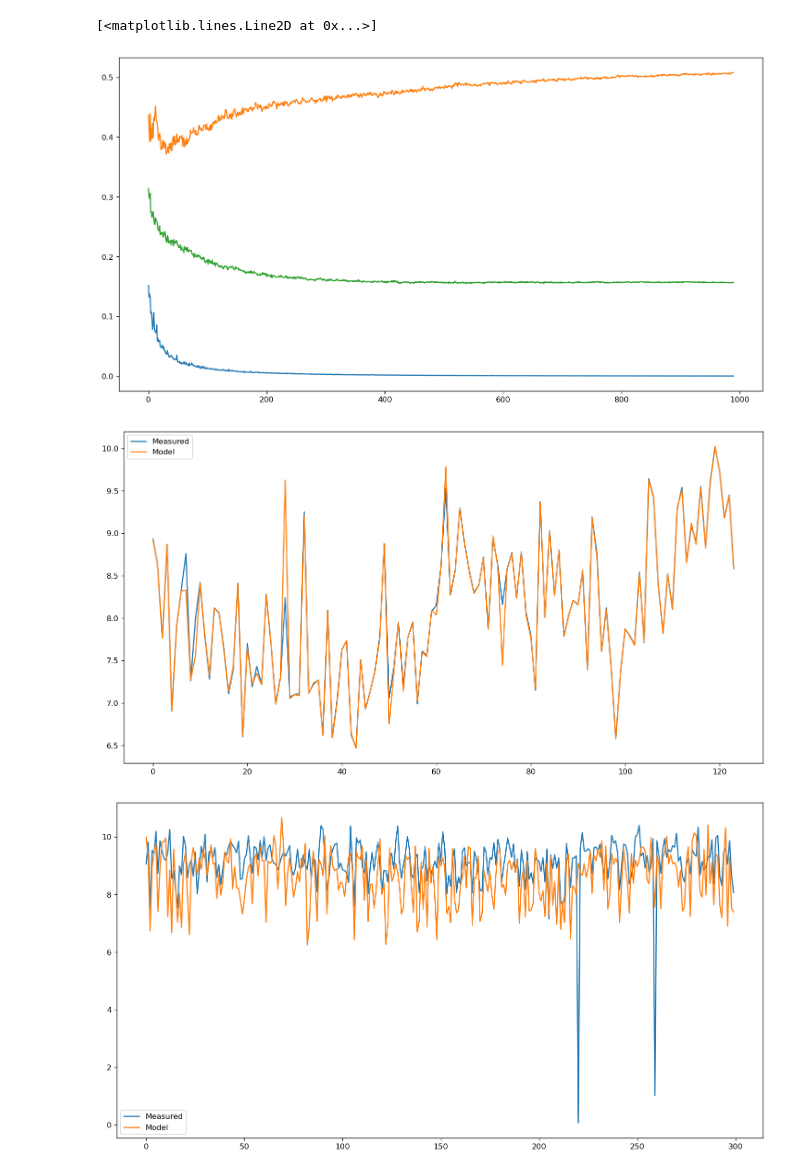
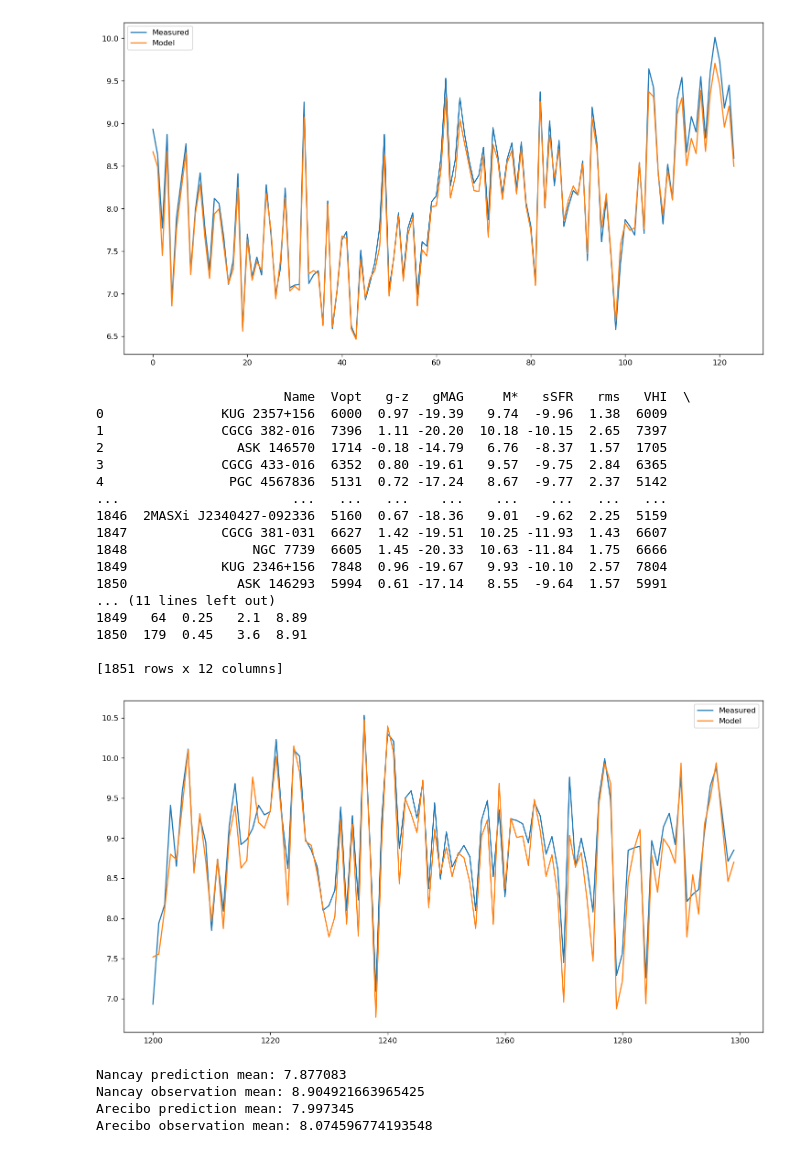
Before and after one commit to gorixInc/HI_masses_ML, a Jupyter notebook: HImassesNN_TF.ipynb, the cells around one changed output. Drawn from its saved outputs; the diff is of its cells as text; code cells hidden in the pictures.

```diff
--- a/HImassesNN_TF.ipynb
+++ b/HImassesNN_TF.ipynb
@@ -143,9 +133,9 @@ print(x_test)
 # %%
-model = Model([Dense(16, tf.nn.elu),
-               Dense(32, tf.nn.sigmoid),
-               Dense(32, tf.nn.sigmoid),
-               Dense(16, tf.nn.relu),
+
+adam_model = Model([Dense(8, tf.nn.sigmoid),
+               Dense(16, tf.nn.sigmoid),
+               Dense(16, tf.nn.sigmoid),
                Dense(1)])
-resultsSGD = train(model, x_train, y_train, epochs=1000,
-                batch_size=8, optimiser=tf.optimizers.SGD(0.01))
+adam_results = train(adam_model, x_train, y_train, epochs=1000,
+                batch_size=8, optimiser=tf.optimizers.Adam(0.01))
 # %% [output]
@@ -177,13 +167,5 @@ plt.plot(resultsAdam[2][10:])
-# %%
-plt.figure(dpi=120, figsize=(15, 8))
-plt.plot(resultsSGD[0][10:])
-plt.plot(resultsSGD[1][10:])
-plt.plot(resultsSGD[2][10:])
-# %% [output]
-[<matplotlib.lines.Line2D at 0x...>]
-[figure, removed]
 # %%
-y_pred = model(x_values)
+y_pred = adam_model(x_values)
 y = y_values
 plt.figure(dpi=120, figsize=(15, 8))
 measured_l, = plt.plot(range(0, len(y)), y)
@@ -191,22 +173,54 @@ model_l, = plt.plot(range(0, len(y)), y_pred)
 plt.legend([measured_l, model_l], ('Measured', 'Model'))
 plt.show()
 # %% [output]
-[figure, old version]
+[figure, new version]
 # %%
 nancay_x = nancay_df.drop(['Name', 'MHI'], axis=1).values.astype('float32')
 nancay_x = scale(nancay_x)
 
 nancay_y = nancay_df['MHI'].values
+nancay_y = nancay_y
 # %%
-ran =300
-nancay_x_sub = nancay_x[0:ran]
-nancay_y_sub = nancay_y[0:ran]
-nancay_pred_y = model(nancay_x_sub)
+strt = 1200
+ran = 100
+print(nancay_df)
+nancay_x_sub = nancay_x[strt:ran+strt]
+nancay_y_sub = nancay_y[strt:ran + strt]
+nancay_pred_y = adam_model(nancay_x_sub)
 
 plt.figure(dpi=120, figsize=(15, 8))
-measured_l, = plt.plot(range(0, ran), nancay_y_sub)
-model_l, = plt.plot(range(0, ran), nancay_pred_y)
+measured_l, = plt.plot(range(strt, ran + strt), nancay_y_sub)
+model_l, = plt.plot(range(strt, ran + strt), nancay_pred_y + (np.mean(nancay_y) - arecibo_df['MHI'].mean()))
 plt.legend([measured_l, model_l], ('Measured', 'Model'))
 plt.show()
 # %% [output]
+                        Name  Vopt   g-z   gMAG     M*   sSFR   rms   VHI  \
+0               KUG 2357+156  6000  0.97 -19.39   9.74  -9.96  1.38  6009
+1               CGCG 382-016  7396  1.11 -20.20  10.18 -10.15  2.65  7397
+2                 ASK 146570  1714 -0.18 -14.79   6.76  -8.37  1.57  1705
+3               CGCG 433-016  6352  0.80 -19.61   9.57  -9.75  2.84  6365
+4                PGC 4567836  5131  0.72 -17.24   8.67  -9.77  2.37  5142
+...                      ...   ...   ...    ...    ...    ...   ...   ...
+1846  2MASXi J2340427-092336  5160  0.67 -18.36   9.01  -9.62  2.25  5159
+1847            CGCG 381-031  6627  1.42 -19.51  10.25 -11.93  1.43  6607
+1848                NGC 7739  6605  1.45 -20.33  10.63 -11.84  1.75  6666
+1849            KUG 2346+156  7848  0.96 -19.67   9.93 -10.10  2.57  7804
+1850              ASK 146293  5994  0.61 -17.14   8.55  -9.64  1.57  5991
+... (11 lines left out)
+1849   64  0.25   2.1  8.89
+1850  179  0.45   3.6  8.91
+
+[1851 rows x 12 columns]
-[figure, old version]
+[figure, new version]
+# %%
+nancay_pred = adam_model(nancay_x)
+print("Nancay prediction mean: " + str(np.mean(nancay_pred)))
+print("Nancay observation mean: " + str(np.mean(nancay_y)))
+
+print("Arecibo prediction mean: " + str(np.mean(adam_model(x_values))))
+print("Arecibo observation mean: " + str(arecibo_df['MHI'].mean()))
+# %% [output]
+Nancay prediction mean: 7.877083
+Nancay observation mean: 8.904921663965425
+Arecibo prediction mean: 7.997345
+Arecibo observation mean: 8.074596774193548
```
Also changed, not shown: parts of 9 cells of this notebook.
